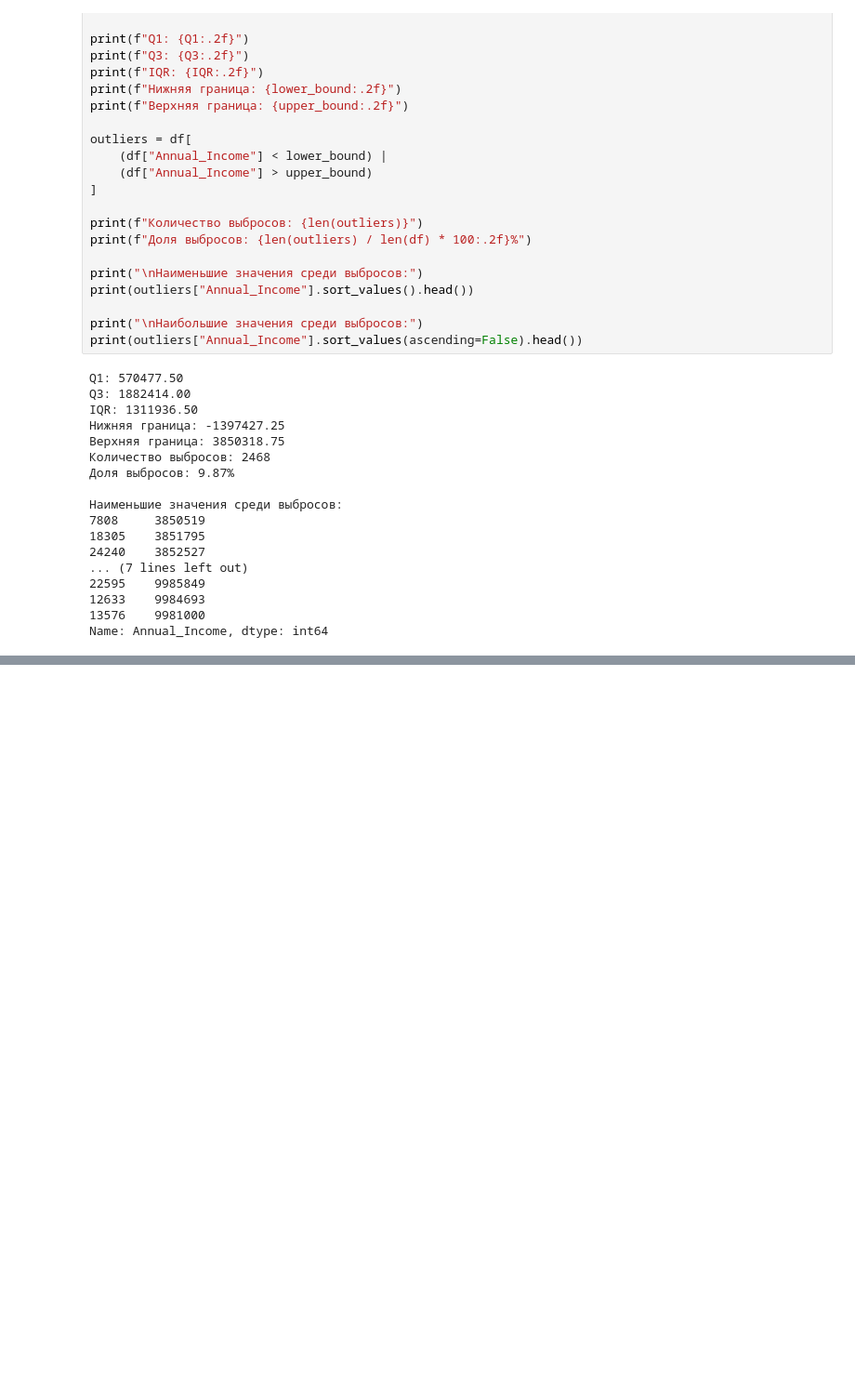
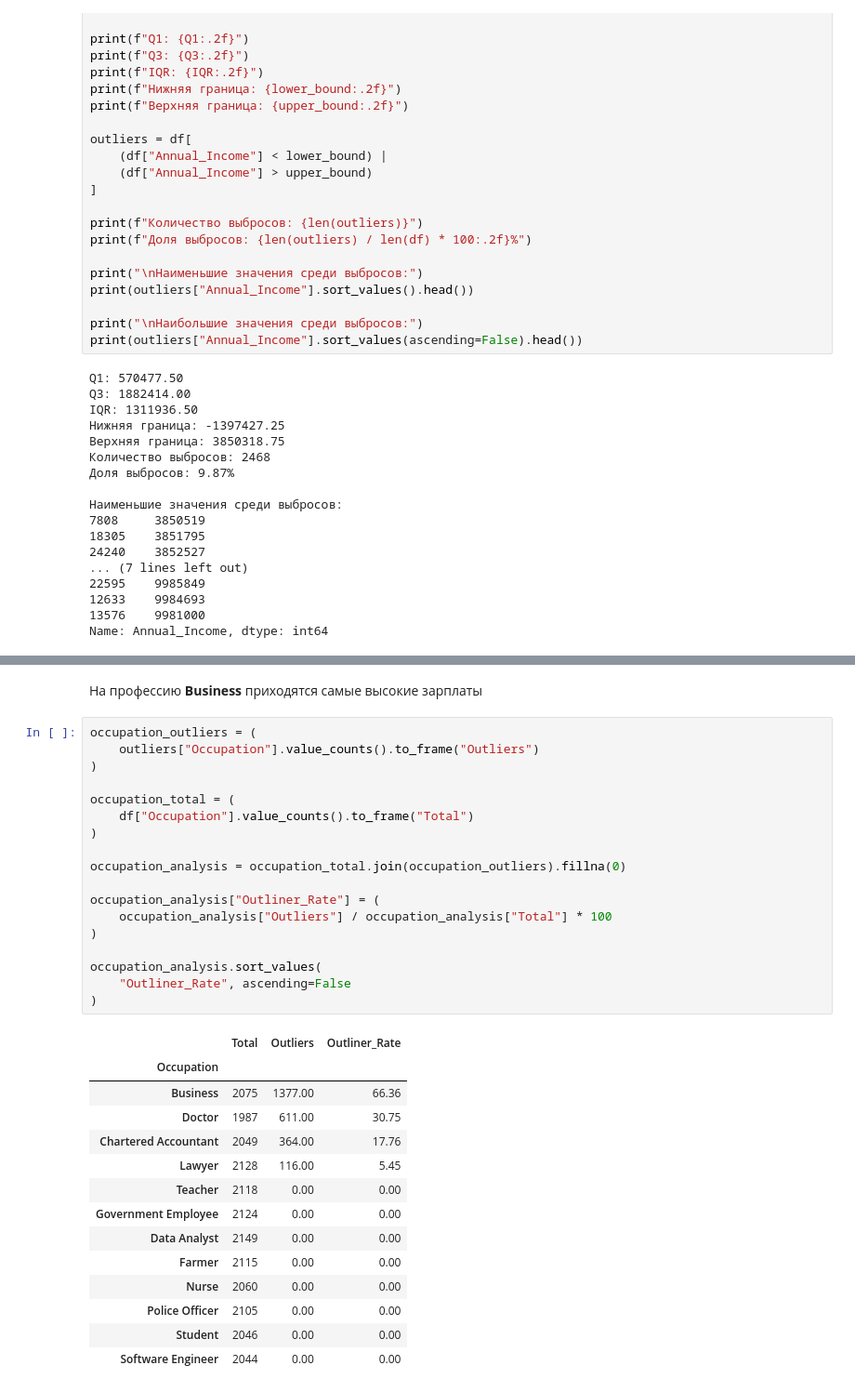
Before and after one commit to Monkey-coding-DS/Indian-Financial-Fraud-Analysis, a Jupyter notebook: customer.ipynb, the cells around one changed output, grey strips where cells are left out. Shown at 93% size. Cells and saved outputs as stored; diff of their text form; blank space fills up the shorter version.

```diff
--- a/customer.ipynb
+++ b/customer.ipynb
@@ -114,0 +151,35 @@ Name: Annual_Income, dtype: int64
+# %% [markdown]
+На профессию **Business** приходятся самые высокие зарплаты
+# %%
+occupation_outliers = (
+    outliers["Occupation"].value_counts().to_frame("Outliers")
+)
+
+occupation_total = (
+    df["Occupation"].value_counts().to_frame("Total")
+)
+
+occupation_analysis = occupation_total.join(occupation_outliers).fillna(0)
+
+occupation_analysis["Outliner_Rate"] = (
+    occupation_analysis["Outliers"] / occupation_analysis["Total"] * 100
+)
+
+occupation_analysis.sort_values(
+    "Outliner_Rate", ascending=False
+)
+# %% [output]
+|  | Total | Outliers | Outliner_Rate |
+| Occupation |  |  |  |
+| Business | 2075 | 1377.00 | 66.36 |
+| Doctor | 1987 | 611.00 | 30.75 |
+| Chartered Accountant | 2049 | 364.00 | 17.76 |
+| Lawyer | 2128 | 116.00 | 5.45 |
+| Teacher | 2118 | 0.00 | 0.00 |
+| Government Employee | 2124 | 0.00 | 0.00 |
+| Data Analyst | 2149 | 0.00 | 0.00 |
+| Farmer | 2115 | 0.00 | 0.00 |
+| Nurse | 2060 | 0.00 | 0.00 |
+| Police Officer | 2105 | 0.00 | 0.00 |
+| Student | 2046 | 0.00 | 0.00 |
+| Software Engineer | 2044 | 0.00 | 0.00 |
```
Also changed, not shown: parts of 9 cells of this notebook.
